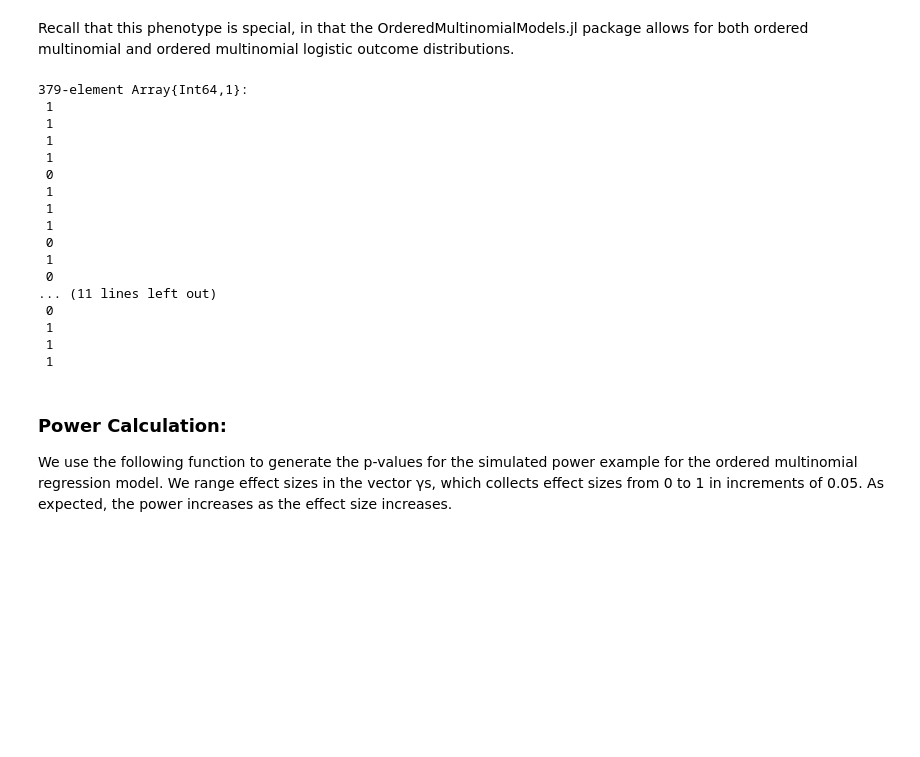
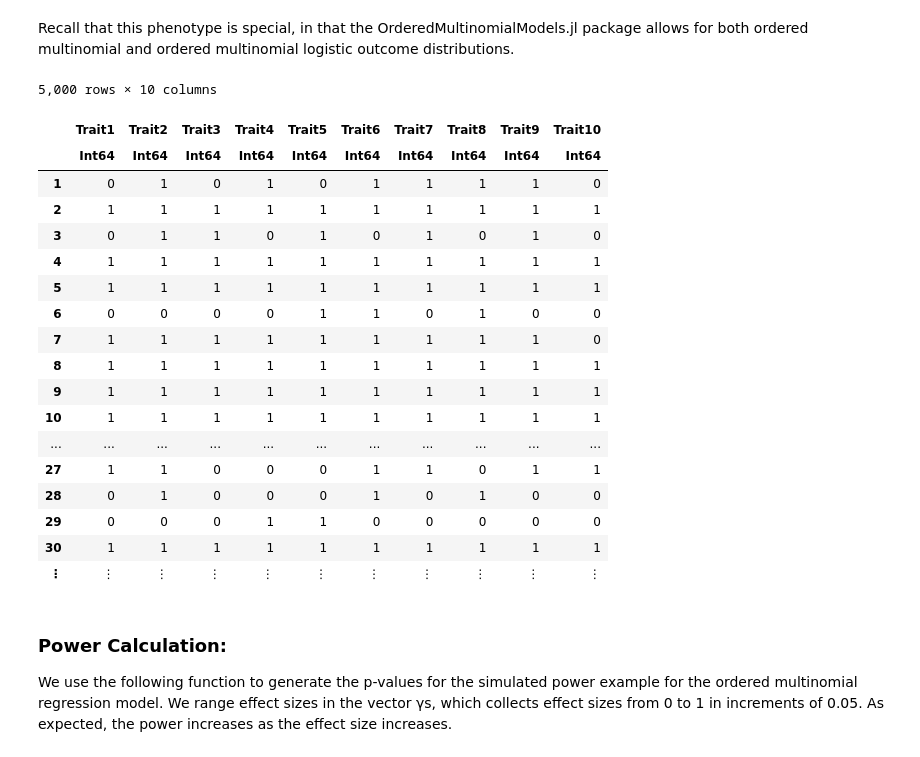
Before and after one commit to OpenMendel/TraitSimulation.jl, a Jupyter notebook: docs/TraitSimulation.ipynb, the cells around one changed output. Saved outputs shown, nothing was run; the diff lists cells and outputs as text; code cells hidden in the pictures; blank space fills up the shorter version.

```diff
--- a/docs/TraitSimulation.ipynb
+++ b/docs/TraitSimulation.ipynb
@@ -567,25 +442,28 @@ Ordinal_Trait = simulate(Ordinal_Model)
 # %% [markdown]
 Recall that this phenotype is special, in that the OrderedMultinomialModels.jl package allows for both ordered multinomial and ordered multinomial logistic outcome distributions.
 # %%
-Logistic_Trait = simulate(Ordinal_Model, Logistic = true, threshold = 2)
+Logistic_Trait = DataFrame(simulate(Ordinal_Model, nsim, Logistic = true, threshold = 2))
+rename!(Logistic_Trait, [Symbol("Trait$i") for i in 1:nsim])
 # %% [output]
-379-element Array{Int64,1}:
- 1
- 1
- 1
- 1
- 0
- 1
- 1
- 1
- 0
- 1
- 0
-... (11 lines left out)
- 0
- 1
- 1
- 1
+5,000 rows × 10 columns
+|  | Trait1 | Trait2 | Trait3 | Trait4 | Trait5 | Trait6 | Trait7 | Trait8 | Trait9 | Trait10 |
+|  | Int64 | Int64 | Int64 | Int64 | Int64 | Int64 | Int64 | Int64 | Int64 | Int64 |
+| 1 | 0 | 1 | 0 | 1 | 0 | 1 | 1 | 1 | 1 | 0 |
+| 2 | 1 | 1 | 1 | 1 | 1 | 1 | 1 | 1 | 1 | 1 |
+| 3 | 0 | 1 | 1 | 0 | 1 | 0 | 1 | 0 | 1 | 0 |
+| 4 | 1 | 1 | 1 | 1 | 1 | 1 | 1 | 1 | 1 | 1 |
+| 5 | 1 | 1 | 1 | 1 | 1 | 1 | 1 | 1 | 1 | 1 |
+| 6 | 0 | 0 | 0 | 0 | 1 | 1 | 0 | 1 | 0 | 0 |
+| 7 | 1 | 1 | 1 | 1 | 1 | 1 | 1 | 1 | 1 | 0 |
+| 8 | 1 | 1 | 1 | 1 | 1 | 1 | 1 | 1 | 1 | 1 |
+| 9 | 1 | 1 | 1 | 1 | 1 | 1 | 1 | 1 | 1 | 1 |
+| 10 | 1 | 1 | 1 | 1 | 1 | 1 | 1 | 1 | 1 | 1 |
+| ... | ... | ... | ... | ... | ... | ... | ... | ... | ... | ... |
+| 27 | 1 | 1 | 0 | 0 | 0 | 1 | 1 | 0 | 1 | 1 |
+| 28 | 0 | 1 | 0 | 0 | 0 | 1 | 0 | 1 | 0 | 0 |
+| 29 | 0 | 0 | 0 | 1 | 1 | 0 | 0 | 0 | 0 | 0 |
+| 30 | 1 | 1 | 1 | 1 | 1 | 1 | 1 | 1 | 1 | 1 |
+| ⋮ | ⋮ | ⋮ | ⋮ | ⋮ | ⋮ | ⋮ | ⋮ | ⋮ | ⋮ | ⋮ |
 # %% [markdown]
 ### Power Calculation:
 
```
Also changed, not shown: parts of 44 cells of this notebook, 9 other files.
